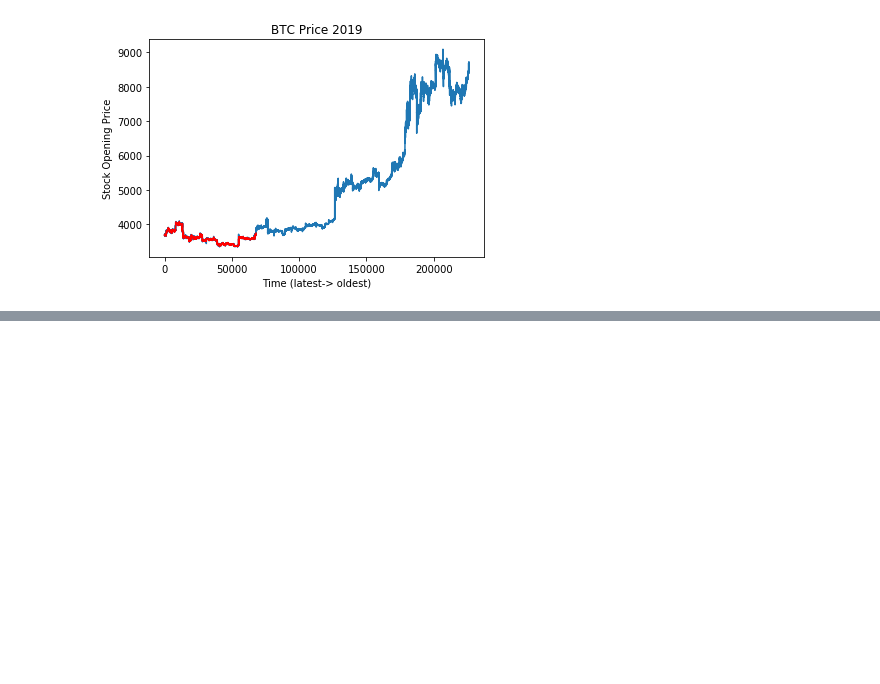
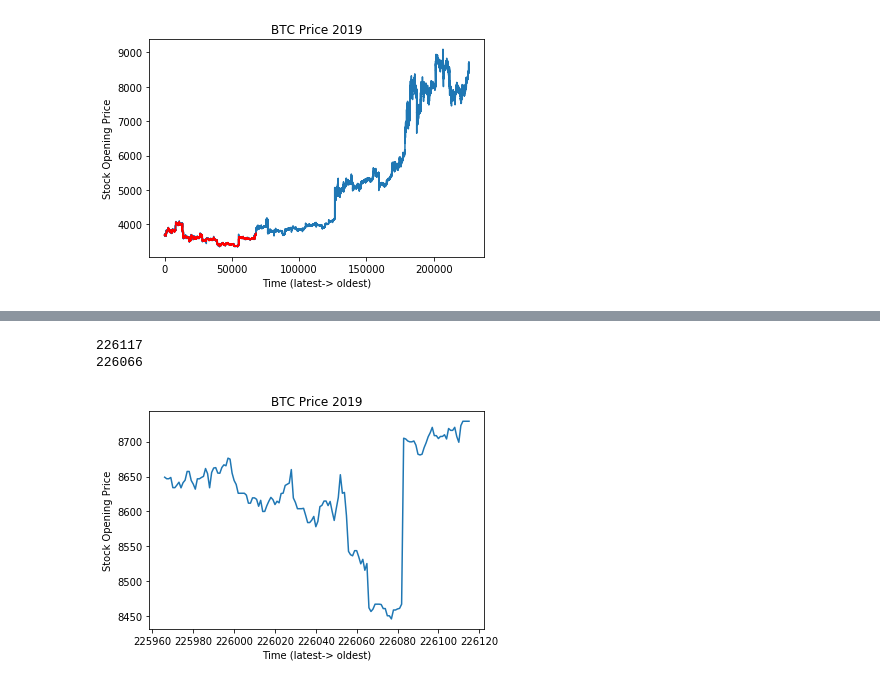
Before and after one commit to micktor/MLBTC, a Jupyter notebook: ML.ipynb, the cells around one changed output, grey strips where cells are left out. Saved outputs shown, nothing was run; the diff lists cells and outputs as text; code cells hidden in the pictures; blank space fills up the shorter version.

Commit message:
model does what we want

```diff
--- a/ML.ipynb
+++ b/ML.ipynb
@@ -11,2 +13,2 @@ Using TensorFlow backend.
 # %%
-btc1mdata = pd.read_csv('D:/Downloads/MLBTC/btcusdgemini1m.csv')
+btc1mdata = pd.read_csv('btcusdgemini1m.csv')
@@ -85,7 +53,7 @@ plt.plot(input_data)
 # %%
 lookback= 50
 
-test_size=int(.3 * len(input_data))
+test_size=int(.5 * len(input_data))
 X=[]
 y=[]
 for i in range(len(input_data)-lookback-1):
@@ -172,9 +142,9 @@ model.save('price.h5')
 # %%
 print(len(predicted_value))
 print(input_data[0][1])
-tap = np.zeros((67885,2))
+tap = np.zeros((test_size,2))
 print(tap)
-for i in range (0,67885):
+for i in range (0,test_size):
     tap[i][0] = predicted_value[i]
     tap[i][1] = None
 print(tap)
@@ -205,3 +175,17 @@ plt.ylabel("Stock Opening Price")
 plt.show()
 # %% [output]
 [figure]
+# %%
+X_test2 = X[:len(input_data)]
+X_test2 = X_test2.reshape(X_test2.shape[0],lookback, 2)
+predicted_value2 = model.predict(X_test2)
+
+print(len(predicted_value2))
+print(input_data[0][1])
+tap = np.zeros((226066,2))
+print(tap)
+for i in range (0,226066):
+    tap[i][0] = predicted_value2[i]
+    tap[i][1] = None
+print(tap)
+inv = scaler.inverse_transform(tap)
@@ -207,0 +209,13 @@ plt.show()
+# %%
+print(len(btc1mframe))
+print(len(inv))
+plt.plot(btc1mframe['Close'][226066-100:-1])
+# plt.plot(inv[20000:-1], color= 'red')
+plt.title("BTC Price 2019")
+plt.xlabel("Time (latest-> oldest)")
+plt.ylabel("Stock Opening Price")
+plt.show()
+# %% [output]
+226117
+226066
+[figure, added]
```
Also changed, not shown: parts of 14 cells of this notebook.
